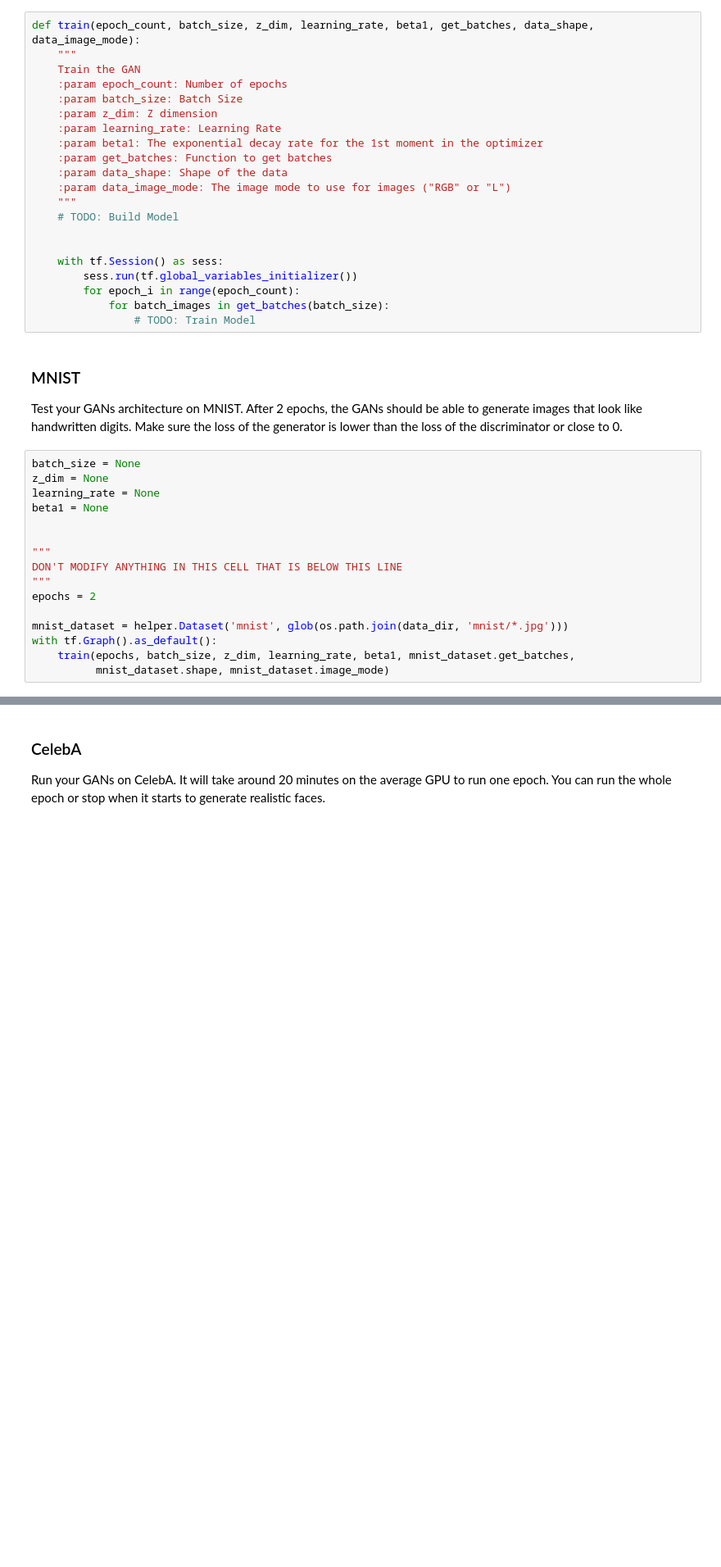
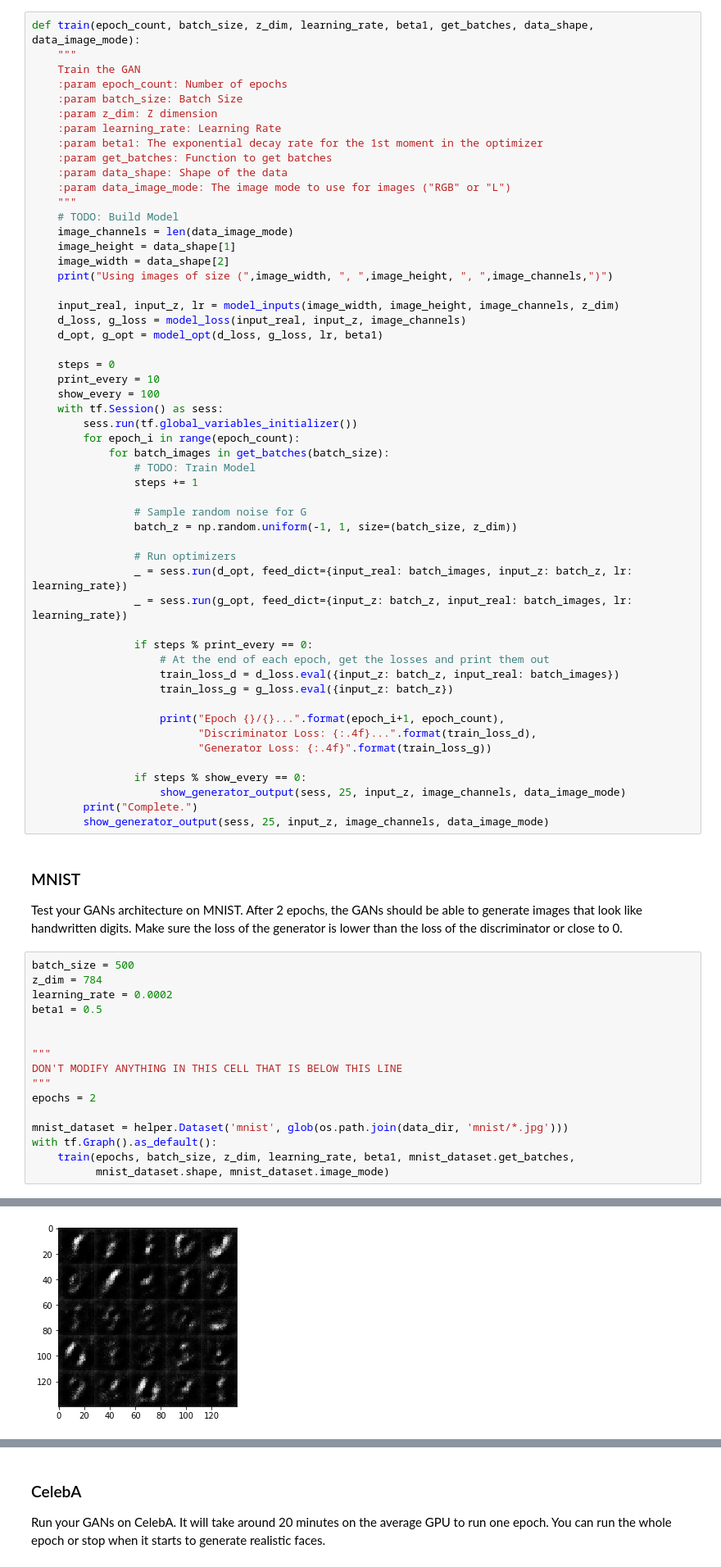
Before and after one commit to jtcsProjHub/deep-learning, a Jupyter notebook: face_generation/dlnd_face_generation.ipynb, the cells around one changed output, grey strips where cells are left out. Shown at 82% size. Cells and saved outputs as stored; diff of their text form; blank space fills up the shorter version.

```diff
--- a/face_generation/dlnd_face_generation.ipynb
+++ b/face_generation/dlnd_face_generation.ipynb
@@ -339,21 +339,53 @@ def train(epoch_count, batch_size, z_dim, learning_rate, beta1, get_batches, dat
     :param data_image_mode: The image mode to use for images ("RGB" or "L")
     """
     # TODO: Build Model
+    image_channels = len(data_image_mode)
+    image_height = data_shape[1]
+    image_width = data_shape[2]
+    print("Using images of size (",image_width, ", ",image_height, ", ",image_channels,")")
 
+    input_real, input_z, lr = model_inputs(image_width, image_height, image_channels, z_dim)
+    d_loss, g_loss = model_loss(input_real, input_z, image_channels)
+    d_opt, g_opt = model_opt(d_loss, g_loss, lr, beta1)
 
+    steps = 0
+    print_every = 10
+    show_every = 100
     with tf.Session() as sess:
         sess.run(tf.global_variables_initializer())
         for epoch_i in range(epoch_count):
             for batch_images in get_batches(batch_size):
                 # TODO: Train Model
+                steps += 1
+
+                # Sample random noise for G
+                batch_z = np.random.uniform(-1, 1, size=(batch_size, z_dim))
+
+                # Run optimizers
+                _ = sess.run(d_opt, feed_dict={input_real: batch_images, input_z: batch_z, lr: learning_rate})
+                _ = sess.run(g_opt, feed_dict={input_z: batch_z, input_real: batch_images, lr: learning_rate})
+
+                if steps % print_every == 0:
+                    # At the end of each epoch, get the losses and print them out
+                    train_loss_d = d_loss.eval({input_z: batch_z, input_real: batch_images})
+                    train_loss_g = g_loss.eval({input_z: batch_z})
+
+                    print("Epoch {}/{}...".format(epoch_i+1, epoch_count),
+                          "Discriminator Loss: {:.4f}...".format(train_loss_d),
+                          "Generator Loss: {:.4f}".format(train_loss_g))
+
+                if steps % show_every == 0:
+                    show_generator_output(sess, 25, input_z, image_channels, data_image_mode)
+        print("Complete.")
+        show_generator_output(sess, 25, input_z, image_channels, data_image_mode)
 # %% [markdown]
 ### MNIST
 Test your GANs architecture on MNIST.  After 2 epochs, the GANs should be able to generate images that look like handwritten digits.  Make sure the loss of the generator is lower than the loss of the discriminator or close to 0.
 # %%
-batch_size = None
-z_dim = None
-learning_rate = None
-beta1 = None
+batch_size = 500
+z_dim = 784
+learning_rate = 0.0002
+beta1 = 0.5
 
 
 """
@@ -365,3 +397,4 @@ mnist_dataset = helper.Dataset('mnist', glob(os.path.join(data_dir, 'mnist/*.jpg
 with tf.Graph().as_default():
     train(epochs, batch_size, z_dim, learning_rate, beta1, mnist_dataset.get_batches,
           mnist_dataset.shape, mnist_dataset.image_mode)
+# %% [output]
@@ -367,0 +412 @@ with tf.Graph().as_default():
+[figure, added]
```
Also changed, not shown: parts of 2 cells of this notebook, 1 other file.
